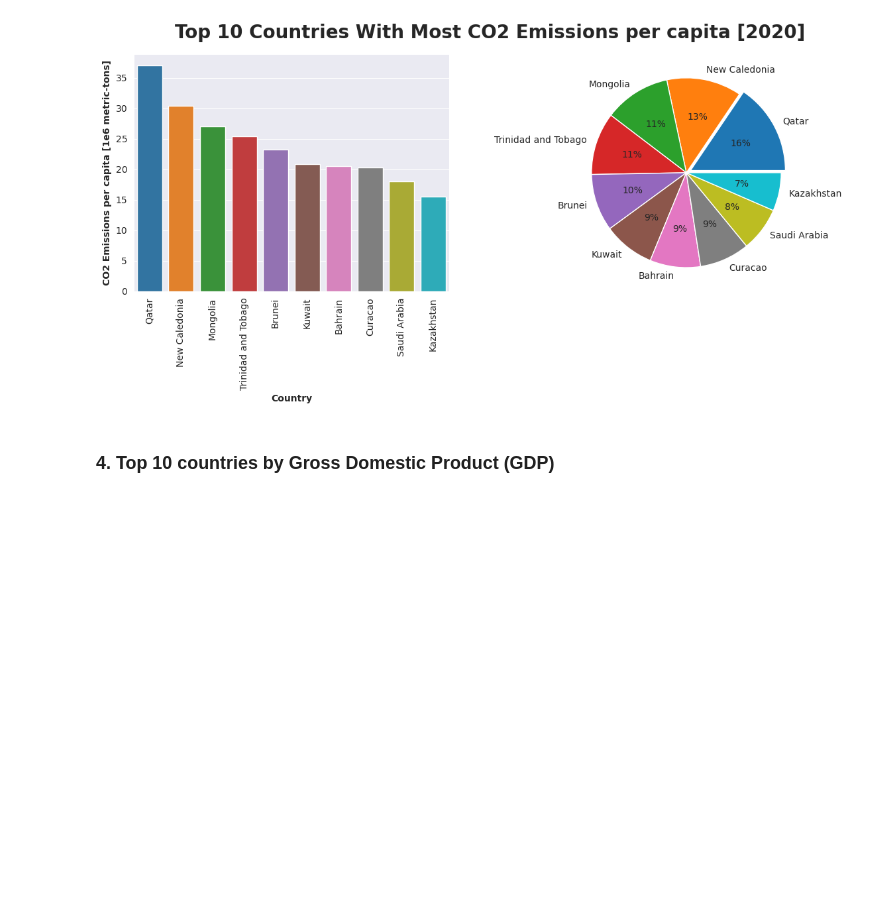
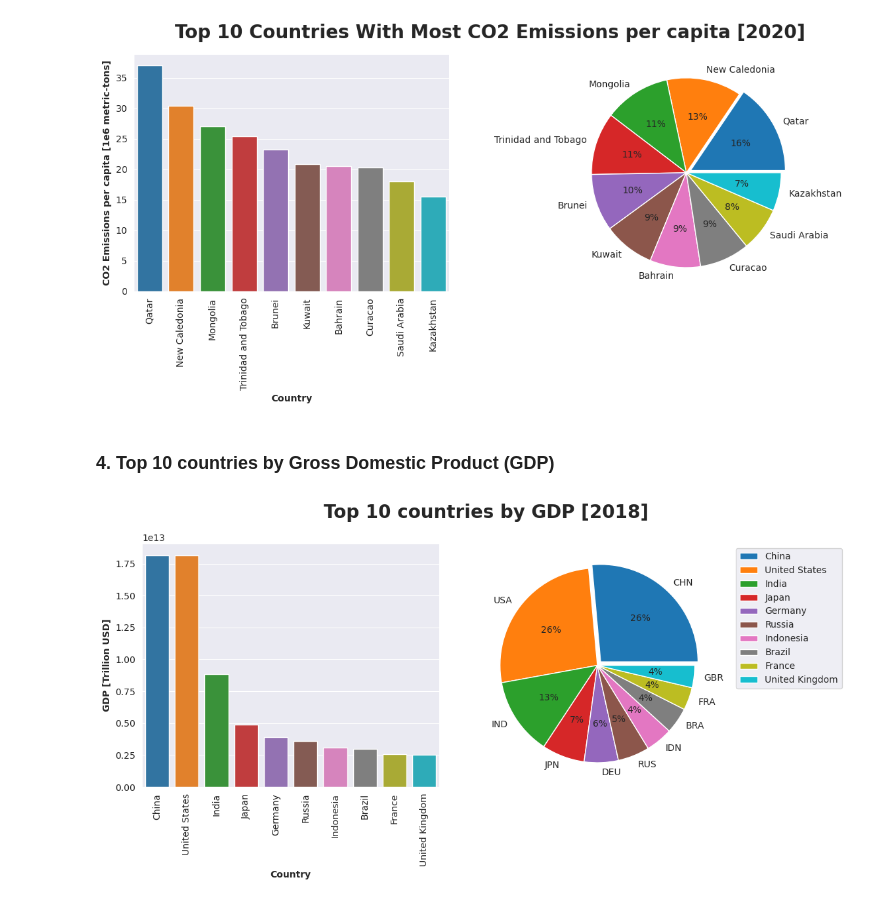
Before and after one commit to alexcaicedo/co2-project, a Jupyter notebook: co2.ipynb, the cells around one changed output. Cells and saved outputs as stored; diff of their text form; code cells hidden in the pictures; blank space fills up the shorter version.

```diff
--- a/co2.ipynb
+++ b/co2.ipynb
@@ -394,3 +397,19 @@ plt.show()
 [figure]
 # %% [markdown]
 ### **4. Top 10 countries by Gross Domestic Product (GDP)**
+# %%
+top_10_gdp = df_2[df_2["year"] == 2018][["country", "iso_code", "gdp"]].sort_values(by="gdp", ascending=False).head(10)
+# GDP data has only been recorded until 2018
+
+fig, axes = plt.subplots(1, 2, figsize=(12, 6))
+sns.barplot(top_10_gdp, x=top_10_gdp["country"], y=top_10_gdp["gdp"], ax=axes[0])
+axes[0].set_xlabel("Country", fontweight="bold")
+axes[0].set_xticklabels(labels=top_10_gdp["country"], rotation=90)
+axes[0].set_ylabel("GDP [Trillion USD]", fontweight="bold")
+plt.pie(top_10_gdp["gdp"], labels=top_10_gdp["iso_code"], autopct='%.0f%%', explode=(0.05, 0.0, 0.0, 0.0, 0.0, 0.0, 0.0, 0.0, 0.0, 0.0))
+plt.legend(top_10_gdp["country"], bbox_to_anchor=(1.05, 1))
+fig.suptitle('Top 10 countries by GDP [2018]', fontsize=20, fontweight="bold")
+plt.tight_layout()
+plt.show()
+# %% [output]
+[figure, added]
```
Also changed, not shown: parts of 8 cells of this notebook.
